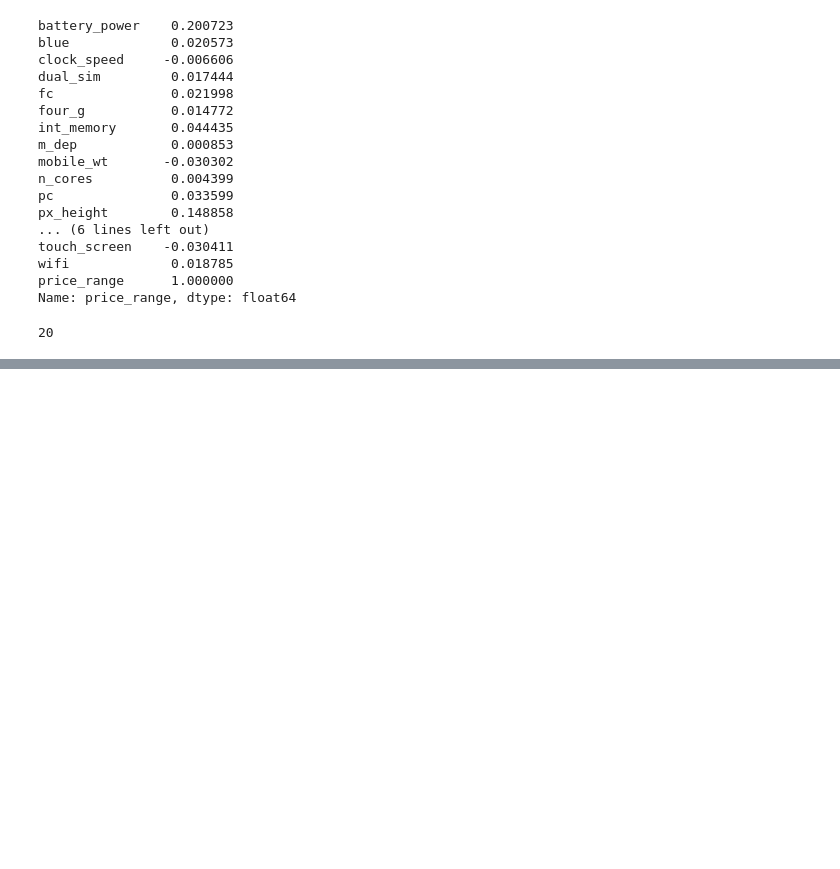
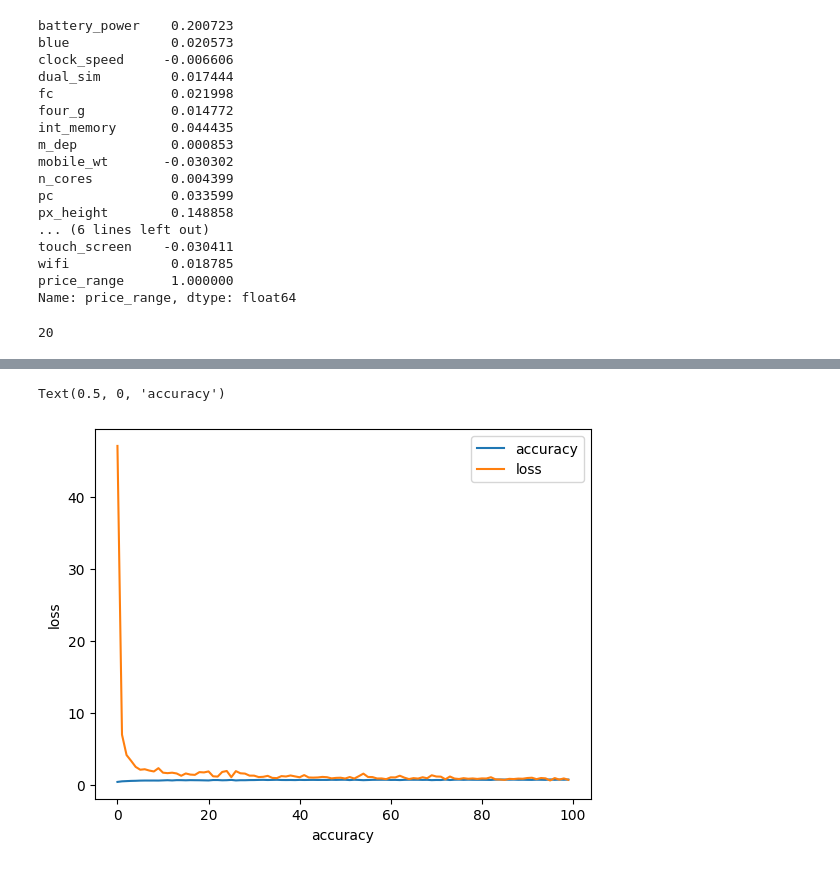
Before and after one commit to Phavour-EBEN/Personal-Deep-Learning-Lessons, a Jupyter notebook: 001_NN_Tensorflow_Mobile_Price_Prediction/Mobile_Price_Prediction_NN.ipynb, the cells around one changed output, grey strips where cells are left out. Cells and saved outputs as stored; diff of their text form; code cells hidden in the pictures; blank space fills up the shorter version.

```diff
--- a/001_NN_Tensorflow_Mobile_Price_Prediction/Mobile_Price_Prediction_NN.ipynb
+++ b/001_NN_Tensorflow_Mobile_Price_Prediction/Mobile_Price_Prediction_NN.ipynb
@@ -70,14 +70,14 @@ X.shape[1]
 # %%
 # bulding the classification model
 model = tf.keras.Sequential()
-model.add(tf.keras.layers.Dense(10, activation='relu', input_shape=(X.shape[1],)))
-model.add(tf.keras.layers.Dense(5, activation='relu'))
+model.add(tf.keras.layers.Dense(60, activation='relu', input_shape=(X.shape[1],)))
+model.add(tf.keras.layers.Dense(40, activation='relu'))
 model.add(tf.keras.layers.Dense(4, activation='softmax'))
 
 # compiling the model
 model.compile(
-    loss = tf.keras.losses.SparseCategoricalCrossentropy,
-    optimizer = tf.keras.optimizers.Adam(learning_rate=0.01),
+    loss = tf.keras.losses.SparseCategoricalCrossentropy(),
+    optimizer = tf.keras.optimizers.Adam(learning_rate=0.001),
     metrics = ['accuracy']
 )
 
@@ -99,5 +99,5 @@ Model: "sequential_5"
  Non-trainable params: 0 (0.00 B)
 # %%
-model.fit(X, y, epochs=100)
+History = model.fit(X, y, epochs=100)
 # %% [output]
 Epoch 1/100
@@ -120,0 +120,8 @@ Epoch 100/100
+# %%
+import matplotlib.pyplot as plt
+pd.DataFrame(History.history).plot()
+plt.ylabel('loss')
+plt.xlabel('accuracy')
+# %% [output]
+Text(0.5, 0, 'accuracy')
+[figure, added]
```
Also changed, not shown: parts of 10 cells of this notebook, 1 other file.
